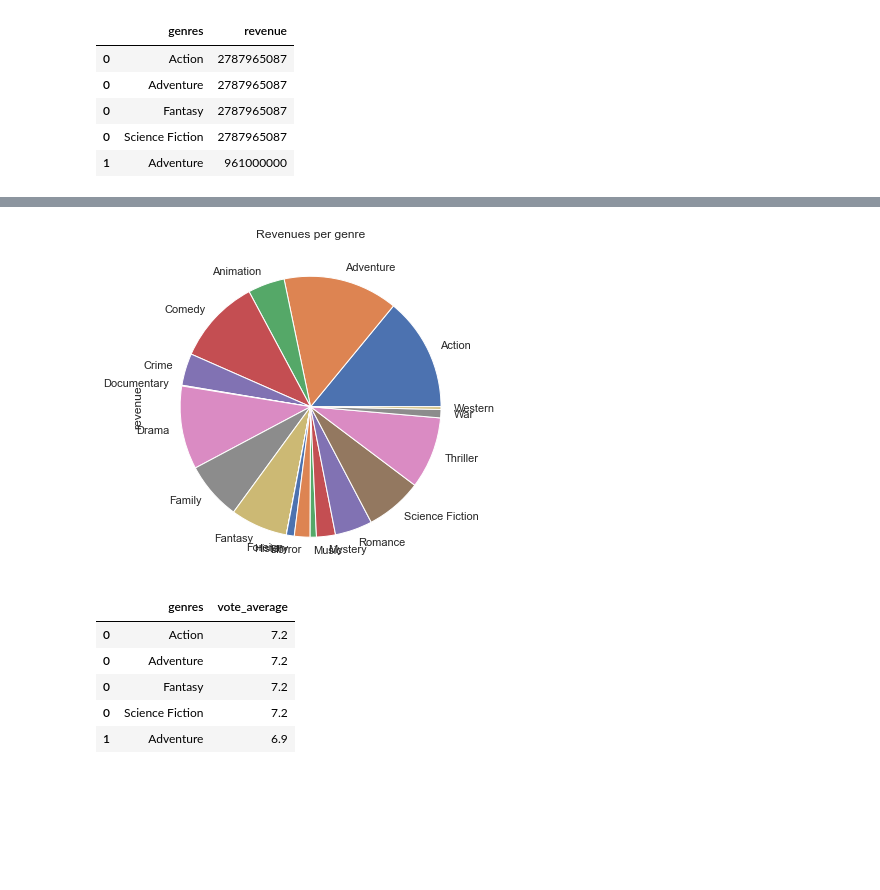
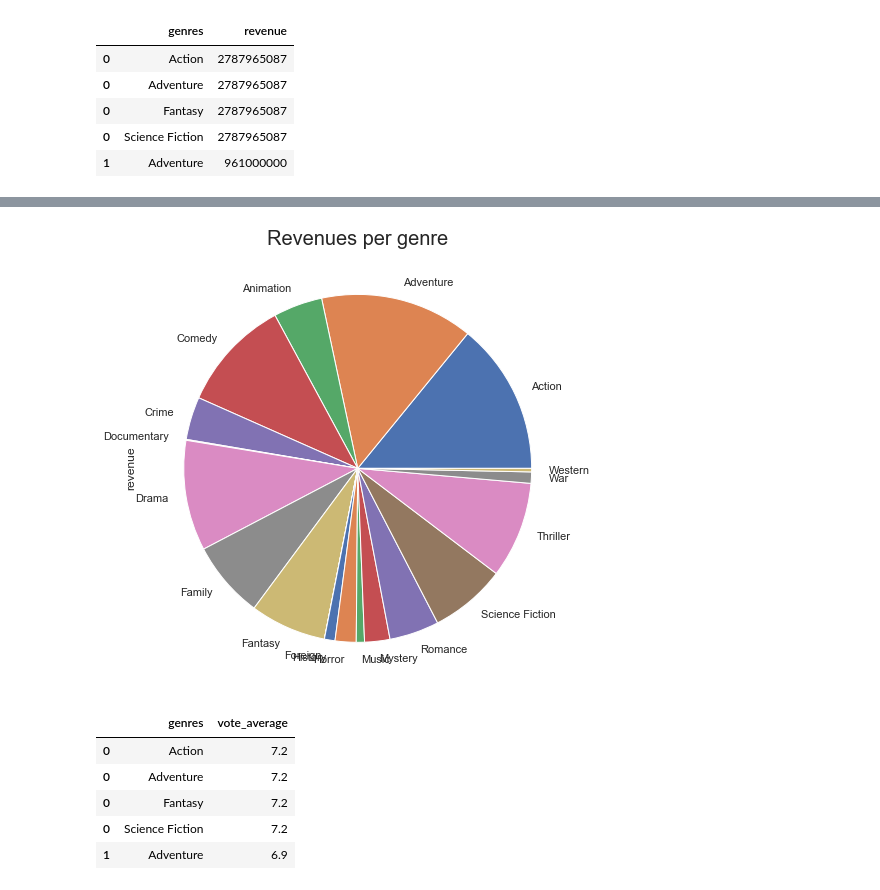
Before and after one commit to ridhachahed/Project-TMDB-5000-Movie-Dataset, a Jupyter notebook: Untitled.ipynb, the cells around one changed output, grey strips where cells are left out. Saved outputs shown, nothing was run; the diff lists cells and outputs as text; code cells hidden in the pictures; blank space fills up the shorter version.

```diff
--- a/Untitled.ipynb
+++ b/Untitled.ipynb
@@ -93,0 +136,2 @@ dtype: int64
+# %%
+movie_df.overview.fillna("Unsepecified",inplace=True)
@@ -93,0 +164,5 @@ dtype: int64
+# %%
+outlier_thresh=1000
+movie_df=movie_df[movie_df.budget>outlier_thresh]
+movie_df=movie_df[movie_df.revenue>outlier_thresh]
+len(movie_df)
@@ -93,0 +180,2 @@ dtype: int64
+# %%
+movie_df=movie_df[movie_df.vote_count>0]
@@ -241,6 +378,3 @@ plt.show()
-# %%
-#drop the null values and outliers
-movie_df = movie_df[movie_df['revenue'] >1000]
 # %% [markdown]
 #### Genres
 # %%
@@ -317,9 +451,10 @@ df_genres_revenue.head()
 # %%
-df_genres_revenue.plot(kind ='pie',figsize=(10,6),legend = False, subplots = True)
-plt.title('Revenues per genre')
+
+df_genres_revenue.plot(kind ='pie',figsize=(16,8),legend = False, subplots = True)
+plt.title('Revenues per genre',fontsize=20)
 plt.show()
 # %% [output]
-[figure, old version]
+[figure, new version]
 # %%
 df_genres_grade = movie_df[['genres','vote_average']].explode('genres')
 df_genres_grade.head()
```
Also changed, not shown: parts of 148 cells of this notebook.
